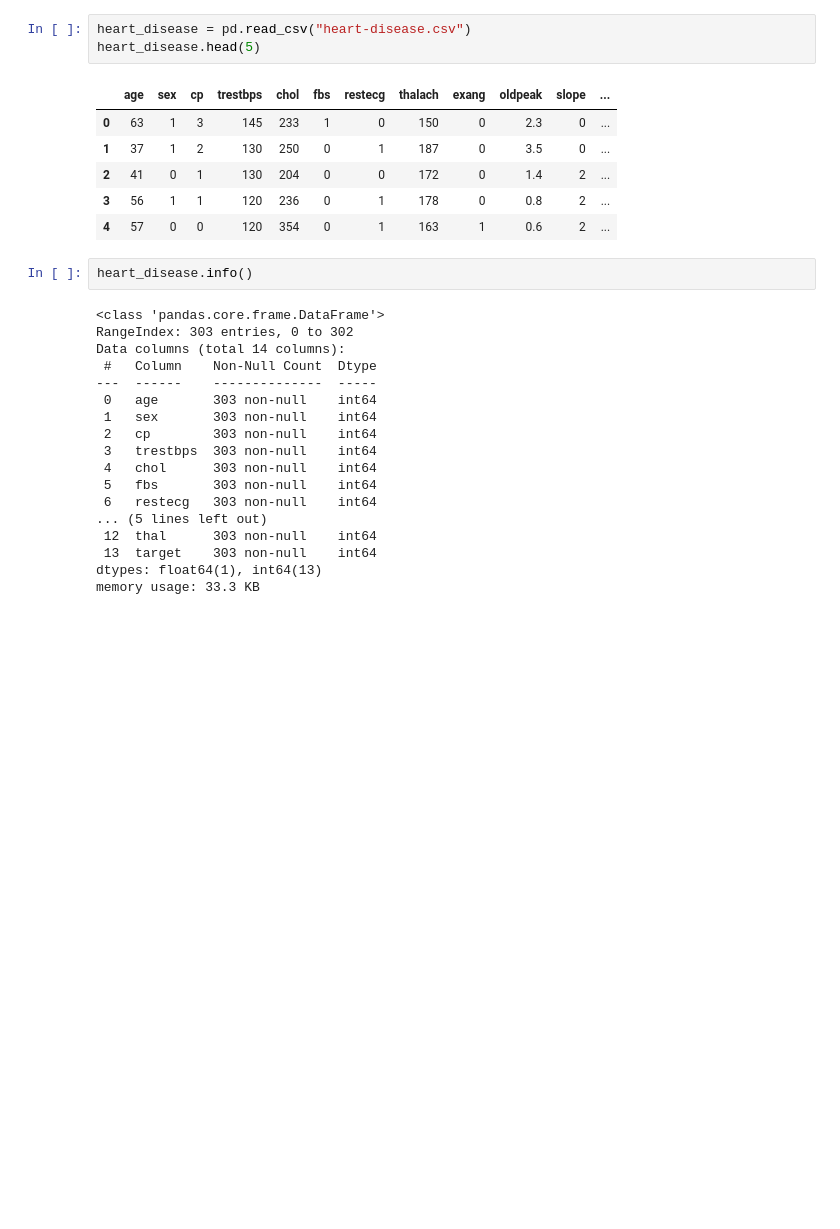
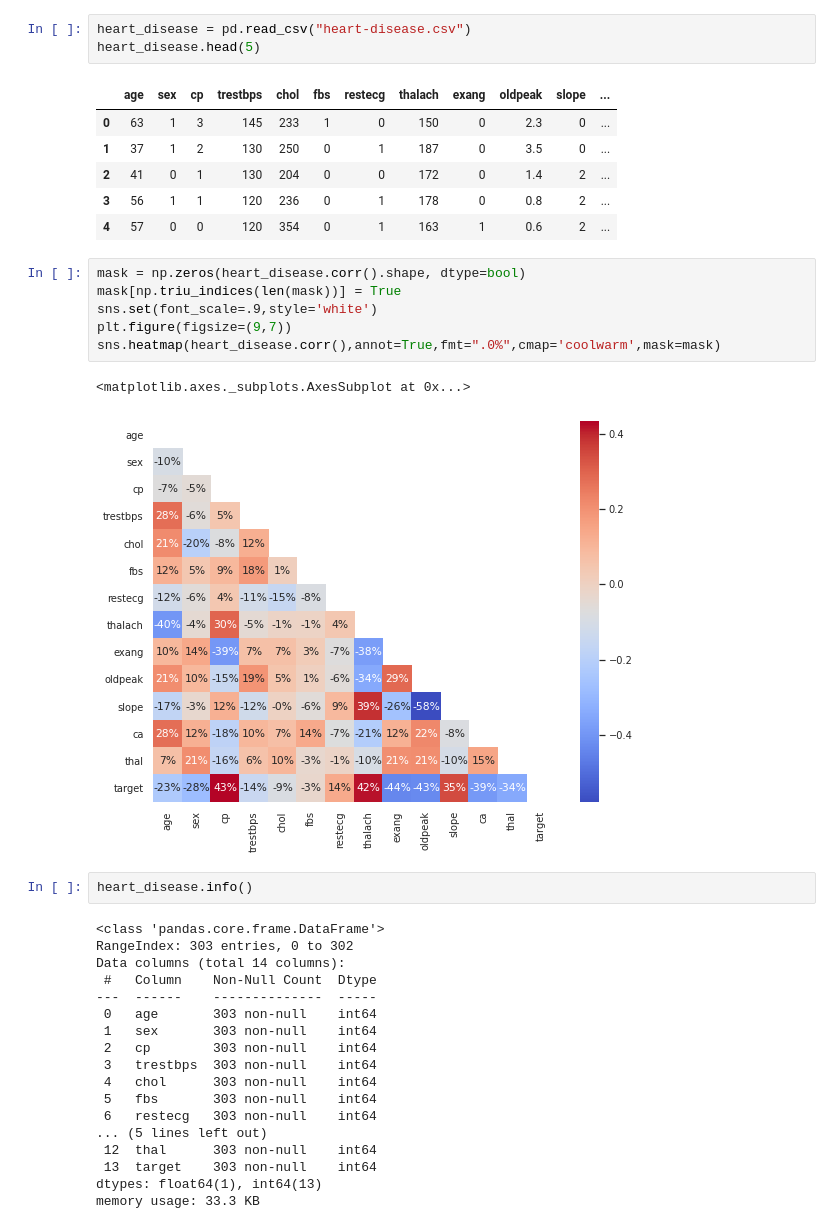
Before and after one commit to ras783/ML_Projects, a Jupyter notebook: Heart Disease/Heart Disease.ipynb, the cells around one changed output. Drawn from its saved outputs; the diff is of its cells as text; blank space fills up the shorter version.

```diff
--- a/Heart Disease/Heart Disease.ipynb
+++ b/Heart Disease/Heart Disease.ipynb
@@ -19,6 +19,15 @@ heart_disease.head(5)
 | 2 | 41 | 0 | 1 | 130 | 204 | 0 | 0 | 172 | 0 | 1.4 | 2 | ... |
 | 3 | 56 | 1 | 1 | 120 | 236 | 0 | 1 | 178 | 0 | 0.8 | 2 | ... |
 | 4 | 57 | 0 | 0 | 120 | 354 | 0 | 1 | 163 | 1 | 0.6 | 2 | ... |
+# %%
+mask = np.zeros(heart_disease.corr().shape, dtype=bool)
+mask[np.triu_indices(len(mask))] = True
+sns.set(font_scale=.9,style='white')
+plt.figure(figsize=(9,7))
+sns.heatmap(heart_disease.corr(),annot=True,fmt=".0%",cmap='coolwarm',mask=mask)
+# %% [output]
+<matplotlib.axes._subplots.AxesSubplot at 0x...>
+[figure, added]
 # %%
 heart_disease.info()
 # %% [output]
```
Also changed, not shown: parts of 15 cells of this notebook.
